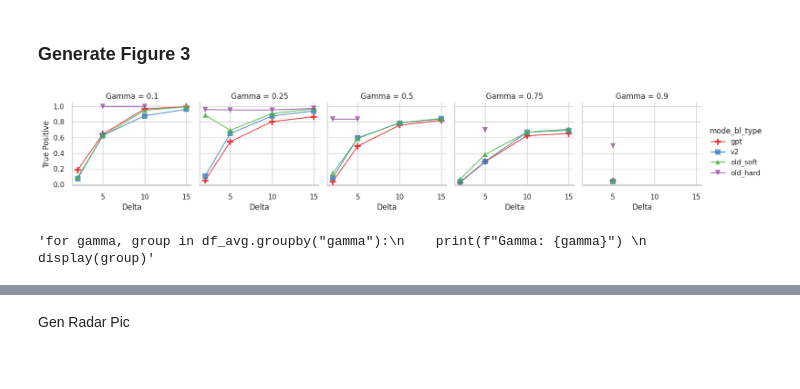
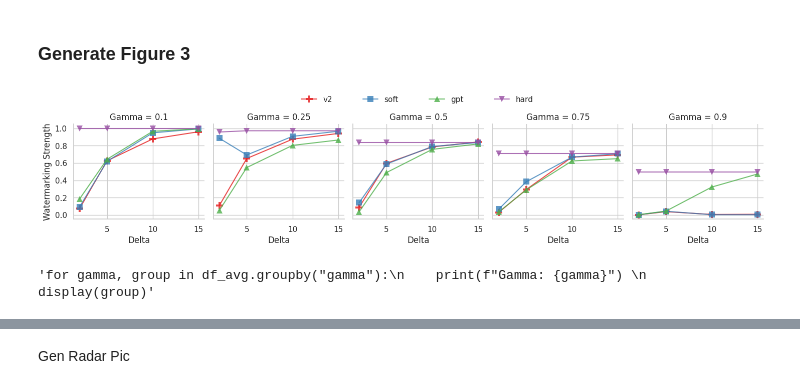
Before and after one commit to THU-KEG/WaterBench, a Jupyter notebook: gen_table.ipynb, the cells around one changed output, grey strips where cells are left out. Saved outputs shown, nothing was run; the diff lists cells and outputs as text; code cells hidden in the pictures.

```diff
--- a/gen_table.ipynb
+++ b/gen_table.ipynb
@@ -922,43 +924,56 @@ tp_score is 0.9488352745424293
 # %% [markdown]
 ### Generate Figure 3
 # %%
+from turtle import title
 import numpy as np
 import seaborn as sns
 import matplotlib.pyplot as plt
 
 def combine_mode_bl_type (x):
   if pd.isnull (x ['bl_type']):
     return x ['mode']
   else:
-    return '_'.join ([x ['mode'], x ['bl_type']])
+    # return '_'.join ([x ['mode'], x ['bl_type']])
+    return x['bl_type']
 
 df_avg = pd.read_csv(f"{save_csv_dir}/z_score_avg_{model_name}.csv")
 sns.set_theme(style="whitegrid")
 rs = np.random.RandomState(4)
-df_clean = df_avg.drop(df_avg[(df_avg["mode"] == "new") | (df_avg["mode"] == "no")].index)
+df_clean = df_avg.drop(df_avg[(df_avg["mode"] == "new") | (df_avg["mode"] == "no") | (df_avg["gamma"] == 0.65) | (df_avg["gamma"] == 0.7) | (df_avg["gamma"] == 0.6) | (df_avg["delta"] == 9.0)].index)
 
-df_clean['mode_bl_type'] = df_clean.apply(combine_mode_bl_type, axis=1)
+df_clean['watermark type'] = df_clean.apply(combine_mode_bl_type, axis=1)
 
 # 创建一个分面网格图对象，按照gamma值分列绘制子图
 # sns.lineplot(x="delta", y="true_positive", style="logic", markers=["o", "s", "d", "^"], data=df_clean)
 
-g = sns.FacetGrid(df_clean, col="gamma", hue="mode_bl_type", palette="Set1", hue_kws={"marker": ["P", "s", "^", "v"], "markersize": [10, 8, 8, 8], "markeredgewidth": [0, 0, 0, 0], "alpha": [0.8, 0.8, 0.8, 0.8]})
+g = sns.FacetGrid(df_clean, col="gamma", hue="watermark type", palette="Set1", hue_kws={"marker": ["P", "s", "^", "v"], "markersize": [10, 8, 8, 8], "markeredgewidth": [0, 0, 0, 0], "alpha": [0.8, 0.8, 0.8, 0.8]})
+
+# g.add_legend(title="watermark type", loc="upper center", bbox_to_anchor=(1, 0.5))
+
 g.map(sns.lineplot, "delta", "true_positive", marker=True, dashes=False)
 
-g.set_axis_labels("Delta", "True Positive")
+g.set_axis_labels("Delta", "Watermarking Strength")
 g.set_titles("Gamma = {col_name}")
 
-g.add_legend()
+g.add_legend(title="", loc="upper center", ncol=4, bbox_to_anchor=(0.4, 1.1), columnspacing=4.0)
+# lgd = g.fig.legend()
+# legend = g._legend
+# title = legend.get_title()
+# title.set_position((0, 1))
 
-plt.savefig(f"{save_pic_dir}/{model_name}_search.pdf", dpi=400)
+
+# 将图例标题的位置设置为左侧
+# legend.set_bbox_to_anchor((0, 1))
+
+plt.savefig(f"{save_pic_dir}/{model_name}_search.pdf", dpi=400, bbox_inches='tight')
 plt.show()
 
 # Run this cell to print subframes of a groupby object, no further action is needed
 '''for gamma, group in df_avg.groupby("gamma"):
     print(f"Gamma: {gamma}")
     display(group)'''
 # %% [output]
-[figure, old version]
+[figure, new version]
 'for gamma, group in df_avg.groupby("gamma"):\n    print(f"Gamma: {gamma}") \n    display(group)'
 # %%
 def plot_group(group):
```
Also changed, not shown: parts of 33 cells of this notebook, 18 other files.
